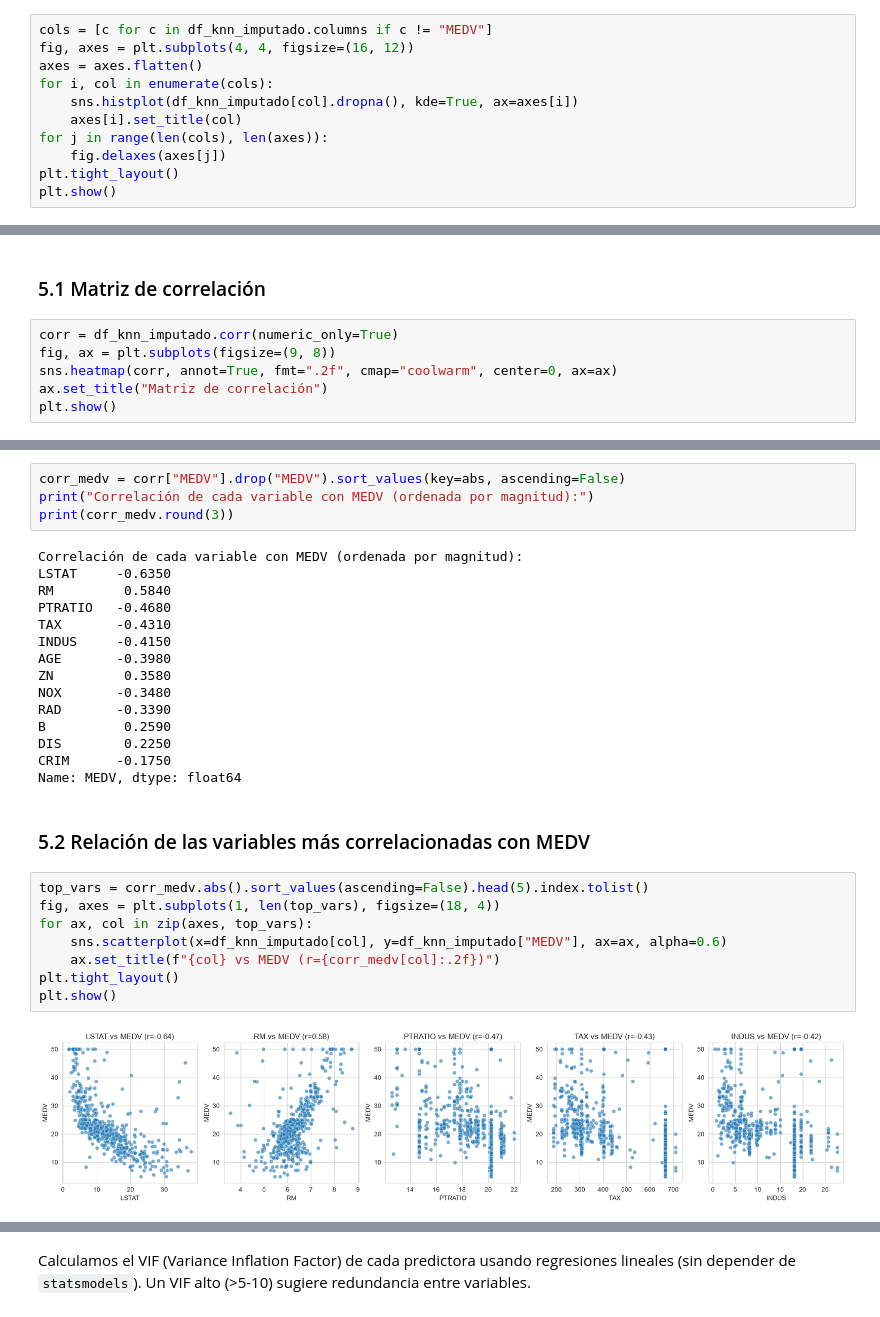
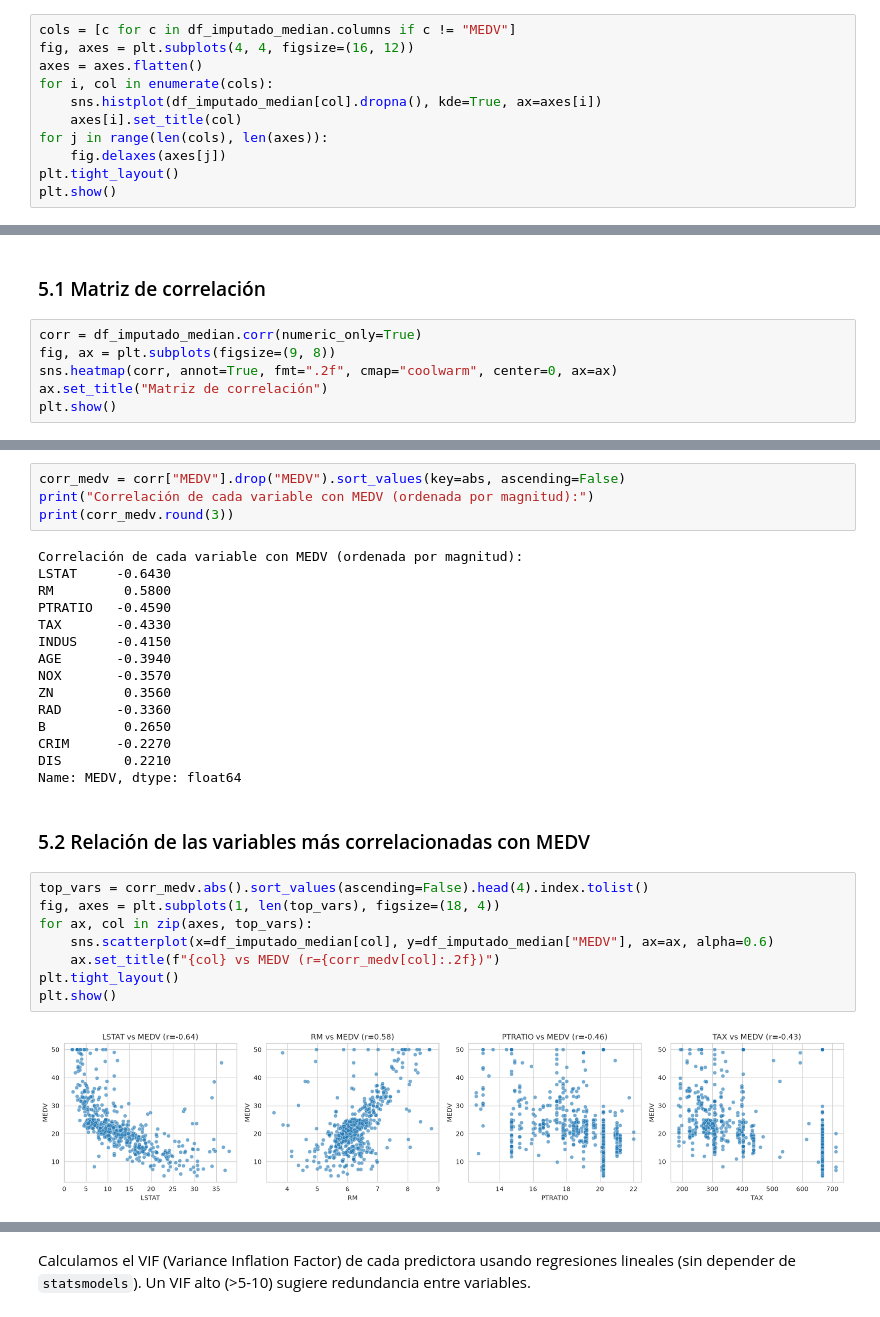
Before and after one commit to alejacos/TP_AA1_Acosta_Hauret_Rinaldi_Torres, a Jupyter notebook: TP_1/scr/EDA_AA_1_TP_1_mas_simple.ipynb, the cells around one changed output, grey strips where cells are left out. Cells and saved outputs as stored; diff of their text form.

```diff
--- a/TP_1/scr/EDA_AA_1_TP_1_mas_simple.ipynb
+++ b/TP_1/scr/EDA_AA_1_TP_1_mas_simple.ipynb
@@ -302,11 +265,11 @@ plt.show()
 # %% [markdown]
 ### 4.2 Distribución de las predictoras
 # %%
-cols = [c for c in df_knn_imputado.columns if c != "MEDV"]
+cols = [c for c in df_imputado_median.columns if c != "MEDV"]
 fig, axes = plt.subplots(4, 4, figsize=(16, 12))
 axes = axes.flatten()
 for i, col in enumerate(cols):
-    sns.histplot(df_knn_imputado[col].dropna(), kde=True, ax=axes[i])
+    sns.histplot(df_imputado_median[col].dropna(), kde=True, ax=axes[i])
     axes[i].set_title(col)
 for j in range(len(cols), len(axes)):
     fig.delaxes(axes[j])
@@ -328,7 +301,7 @@ plt.show()
 # %% [markdown]
 ### 5.1 Matriz de correlación
 # %%
-corr = df_knn_imputado.corr(numeric_only=True)
+corr = df_imputado_median.corr(numeric_only=True)
 fig, ax = plt.subplots(figsize=(9, 8))
 sns.heatmap(corr, annot=True, fmt=".2f", cmap="coolwarm", center=0, ax=ax)
 ax.set_title("Matriz de correlación")
@@ -341,29 +314,29 @@ print("Correlación de cada variable con MEDV (ordenada por magnitud):")
 print(corr_medv.round(3))
 # %% [output]
 Correlación de cada variable con MEDV (ordenada por magnitud):
-LSTAT     -0.6350
-RM         0.5840
-PTRATIO   -0.4680
-TAX       -0.4310
+LSTAT     -0.6430
+RM         0.5800
+PTRATIO   -0.4590
+TAX       -0.4330
 INDUS     -0.4150
-AGE       -0.3980
-ZN         0.3580
-NOX       -0.3480
-RAD       -0.3390
-B          0.2590
-DIS        0.2250
-CRIM      -0.1750
+AGE       -0.3940
+NOX       -0.3570
+ZN         0.3560
+RAD       -0.3360
+B          0.2650
+CRIM      -0.2270
+DIS        0.2210
 Name: MEDV, dtype: float64
 # %% [markdown]
 ### 5.2 Relación de las variables más correlacionadas con MEDV
 # %%
-top_vars = corr_medv.abs().sort_values(ascending=False).head(5).index.tolist()
+top_vars = corr_medv.abs().sort_values(ascending=False).head(4).index.tolist()
 fig, axes = plt.subplots(1, len(top_vars), figsize=(18, 4))
 for ax, col in zip(axes, top_vars):
-    sns.scatterplot(x=df_knn_imputado[col], y=df_knn_imputado["MEDV"], ax=ax, alpha=0.6)
+    sns.scatterplot(x=df_imputado_median[col], y=df_imputado_median["MEDV"], ax=ax, alpha=0.6)
     ax.set_title(f"{col} vs MEDV (r={corr_medv[col]:.2f})")
 plt.tight_layout()
 plt.show()
 # %% [output]
-[figure, old version]
+[figure, new version]
 # %% [markdown]
```
Also changed, not shown: parts of 36 cells of this notebook.
